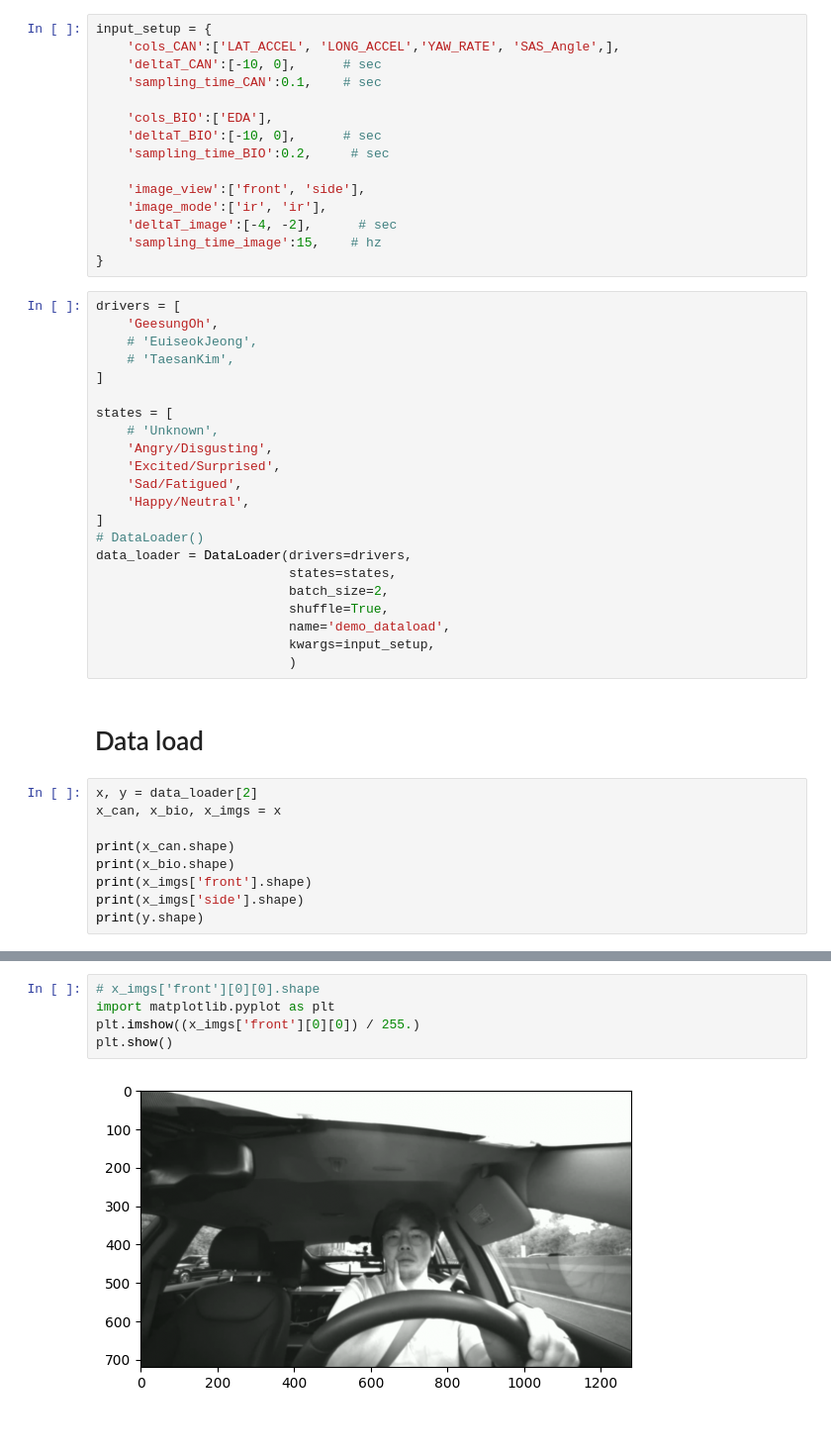
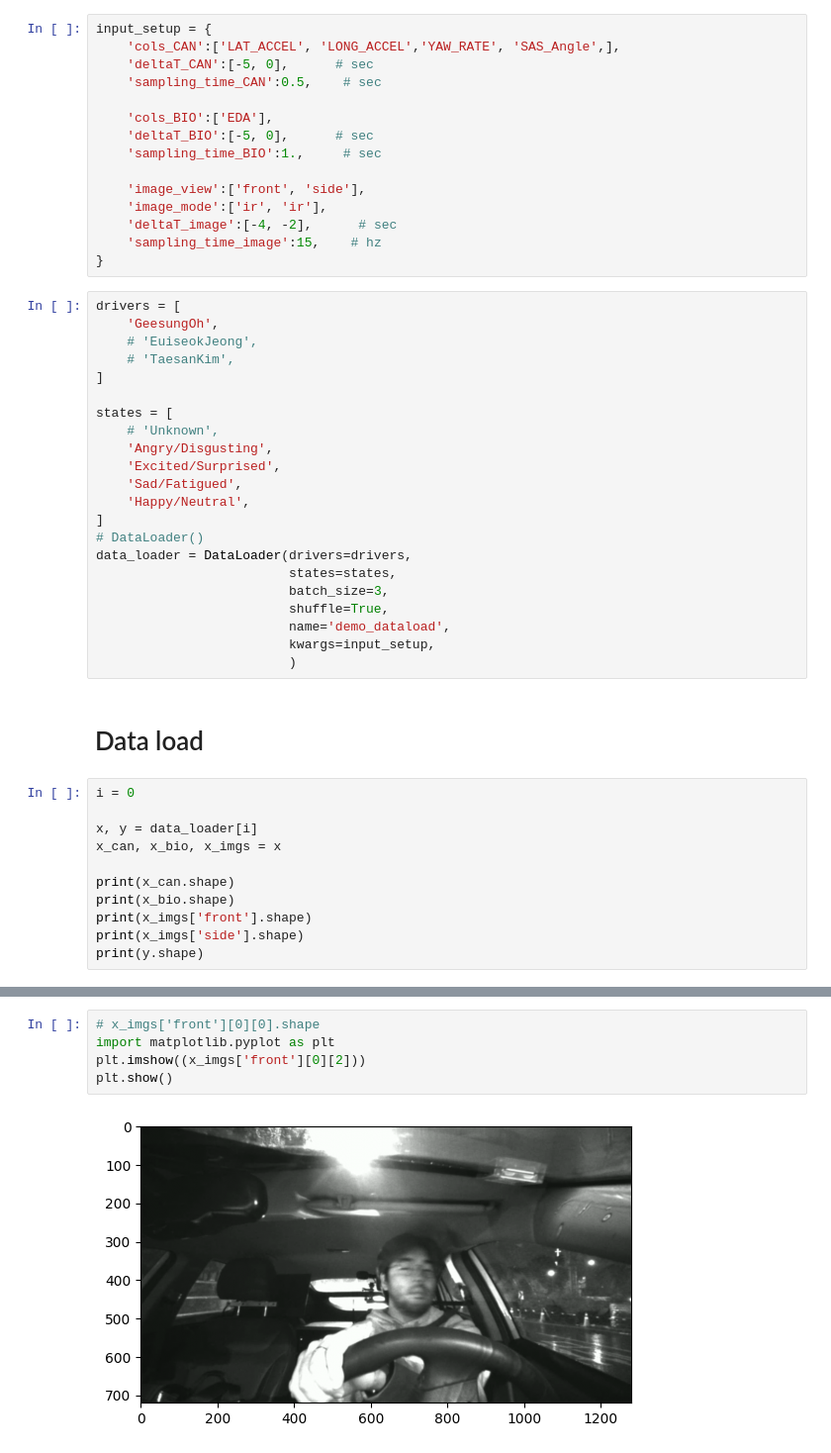
Before and after one commit to gsethan17/DMS-loader, a Jupyter notebook: demo_data_load.ipynb, the cells around one changed output, grey strips where cells are left out. Shown: that part at 99% size. Drawn from its saved outputs; the diff is of its cells as text.

```diff
--- a/demo_data_load.ipynb
+++ b/demo_data_load.ipynb
@@ -28,12 +28,12 @@ A data loader for Driver Monitoring System Initialize the basic data to be loade
 # %%
 input_setup = {
     'cols_CAN':['LAT_ACCEL', 'LONG_ACCEL','YAW_RATE', 'SAS_Angle',],
-    'deltaT_CAN':[-10, 0],      # sec
-    'sampling_time_CAN':0.1,    # sec
+    'deltaT_CAN':[-5, 0],      # sec
+    'sampling_time_CAN':0.5,    # sec
 
     'cols_BIO':['EDA'],
-    'deltaT_BIO':[-10, 0],      # sec
-    'sampling_time_BIO':0.2,     # sec
+    'deltaT_BIO':[-5, 0],      # sec
+    'sampling_time_BIO':1.,     # sec
 
     'image_view':['front', 'side'],
     'image_mode':['ir', 'ir'],
@@ -57,7 +57,7 @@ states = [
 # DataLoader()
 data_loader = DataLoader(drivers=drivers,
                          states=states,
-                         batch_size=2,
+                         batch_size=3,
                          shuffle=True,
                          name='demo_dataload',
                          kwargs=input_setup,
@@ -65,7 +65,9 @@ data_loader = DataLoader(drivers=drivers,
 # %% [markdown]
 # Data load
 # %%
-x, y = data_loader[2]
+i = 0
+
+x, y = data_loader[i]
 x_can, x_bio, x_imgs = x
 
 print(x_can.shape)
@@ -82,10 +84,10 @@ print(y.shape)
 # %%
 # x_imgs['front'][0][0].shape
 import matplotlib.pyplot as plt
-plt.imshow((x_imgs['front'][0][0]) / 255.)
+plt.imshow((x_imgs['front'][0][2]))
 plt.show()
 # %% [output]
-[figure, old version]
+[figure, new version]
 # %%
 x_can[0][0]
 # %% [output]
```
Also changed, not shown: parts of 4 cells of this notebook, 2 other files.
